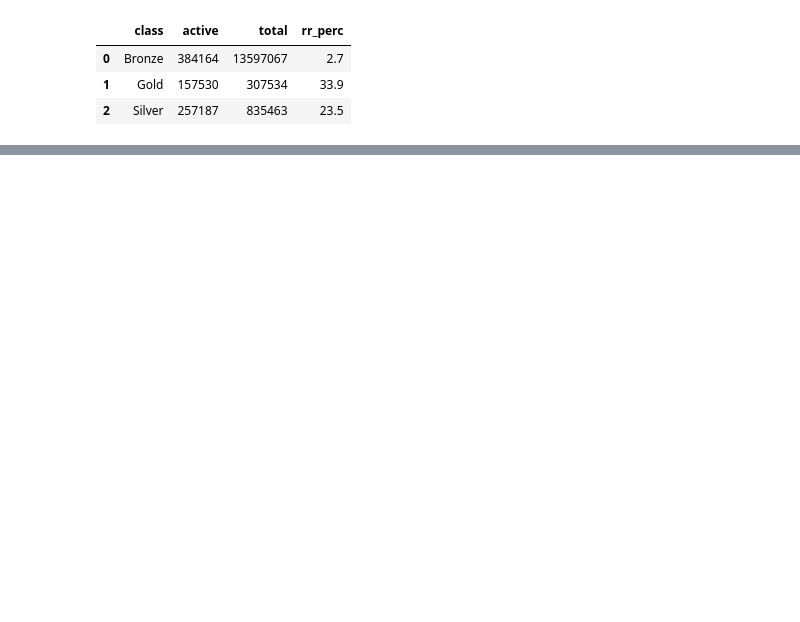
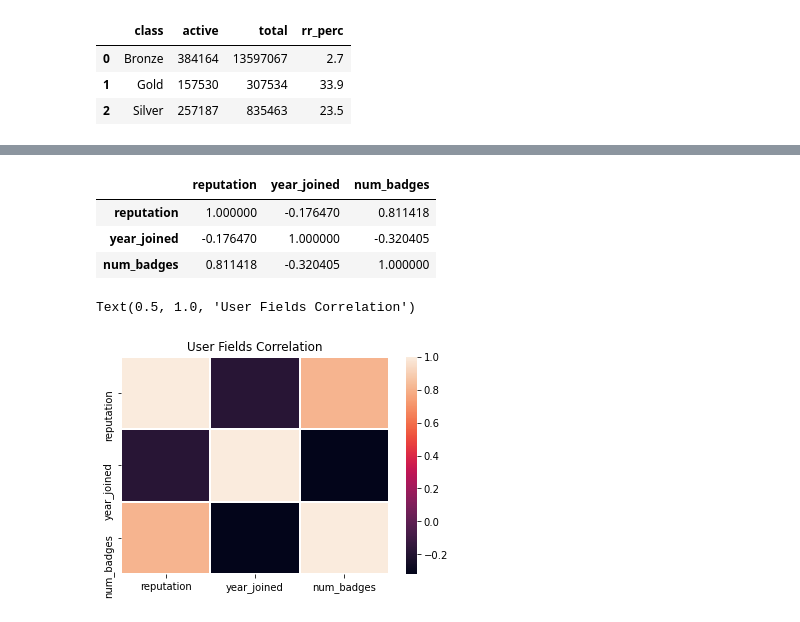
Before and after one commit to mbo0000/Personal-Projects, a Jupyter notebook: BigQuerySQL/bq_stackoverflow.ipynb, the cells around one changed output, grey strips where cells are left out. Cells and saved outputs as stored; diff of their text form; code cells hidden in the pictures; blank space fills up the shorter version.

Commit message:
bqSQL:adding visual

```diff
--- a/BigQuerySQL/bq_stackoverflow.ipynb
+++ b/BigQuerySQL/bq_stackoverflow.ipynb
@@ -285,0 +335,3 @@ For further analysis, a great topics to dive into would be correlation between u
+# %%
+df = result.drop('id', axis = 1)
+df.sample(5)
@@ -285,0 +345,14 @@ For further analysis, a great topics to dive into would be correlation between u
+# %%
+corr = df.corr()
+corr
+# %% [output]
+|  | reputation | year_joined | num_badges |
+| reputation | 1.000000 | -0.176470 | 0.811418 |
+| year_joined | -0.176470 | 1.000000 | -0.320405 |
+| num_badges | 0.811418 | -0.320405 | 1.000000 |
+# %%
+sns.heatmap(data = corr, linewidths = 1)
+plt.title('User Fields Correlation')
+# %% [output]
+Text(0.5, 1.0, 'User Fields Correlation')
+[figure, added]
```
Also changed, not shown: parts of 11 cells of this notebook.
